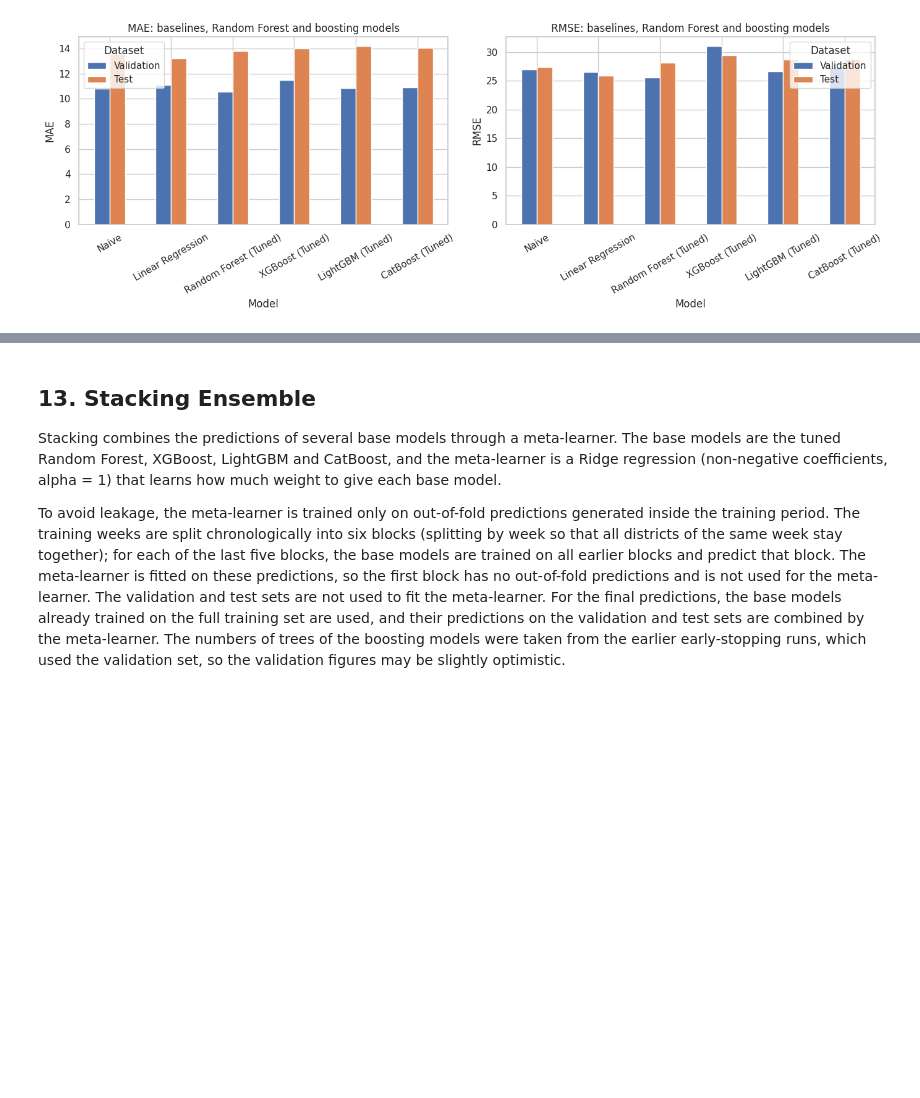
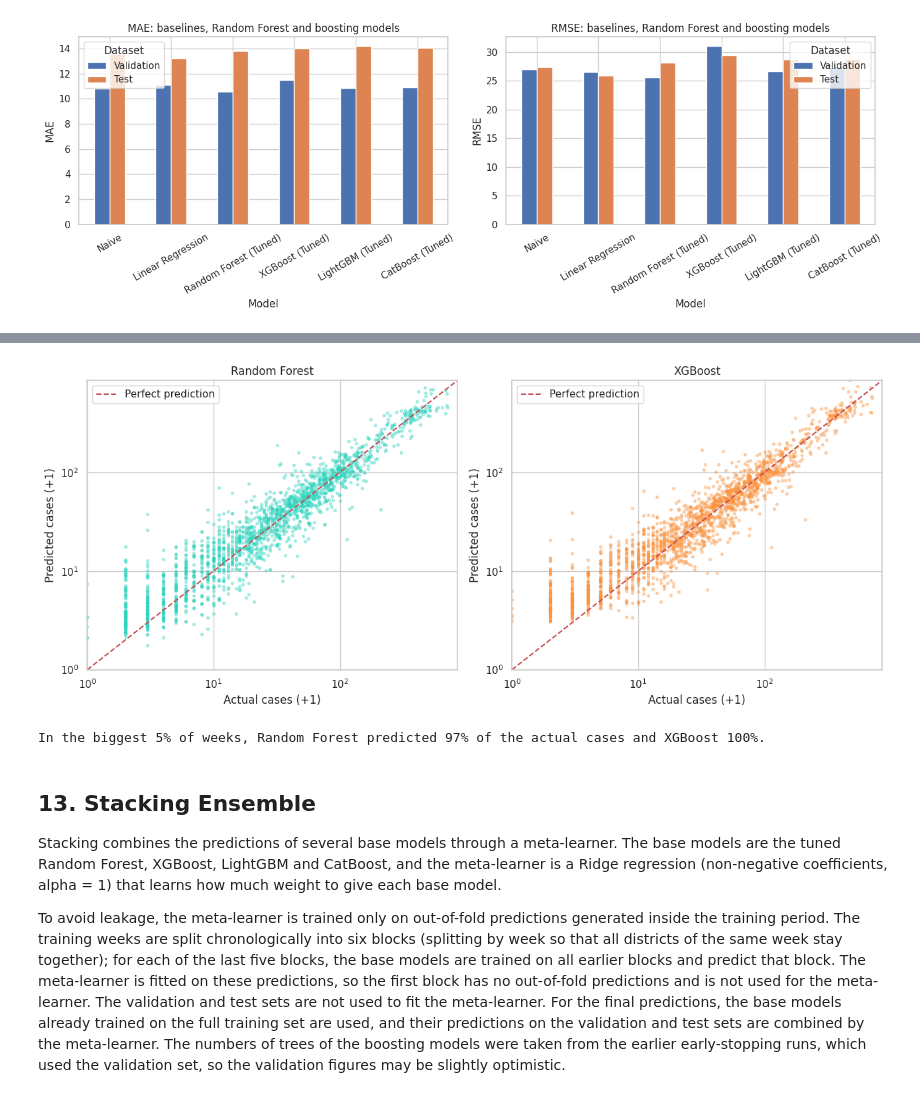
Before and after one commit to ChiraniSiriwardhana/SL-DenguePrediction-dashboard, a Jupyter notebook: notebooks/Sri_Lanka_Dengue_Ensemble_Learning.ipynb, the cells around one changed output, grey strips where cells are left out. Cells and saved outputs as stored; diff of their text form; code cells hidden in the pictures; blank space fills up the shorter version.

```diff
--- a/notebooks/Sri_Lanka_Dengue_Ensemble_Learning.ipynb
+++ b/notebooks/Sri_Lanka_Dengue_Ensemble_Learning.ipynb
@@ -1615,3 +1623,33 @@ R2
+# %%
+# ---------- Actual vs predicted scatter (all districts, test period) ----------
+a_all = np.asarray(y_test, dtype=float)
+rf_p  = np.clip(np.asarray(rf_best_test_pred, dtype=float), 0, None)
+xgb_p = np.clip(np.asarray(xgb_test_pred, dtype=float), 0, None)
+
+top = a_all >= np.quantile(a_all, 0.95)        # the 5% biggest weeks
+lim = [1, max(a_all.max(), rf_p.max(), xgb_p.max()) + 1]
+
+fig, axes = plt.subplots(1, 2, figsize=(13, 5.5))
+ratios = {}
+for ax, name, p, colr in [(axes[0], "Random Forest", rf_p, "#2DD4BF"),
+                          (axes[1], "XGBoost",       xgb_p, "#FB923C")]:
+    ratios[name] = p[top].sum() / a_all[top].sum()
+    ax.scatter(a_all + 1, p + 1, s=8, alpha=0.35, color=colr)
+    ax.plot(lim, lim, "r--", label="Perfect prediction")
+    ax.set_xscale("log"); ax.set_yscale("log")
+    ax.set_xlim(lim); ax.set_ylim(lim)
+    ax.set_title(name)
+    ax.set_xlabel("Actual cases (+1)")
+    ax.set_ylabel("Predicted cases (+1)")
+    ax.legend(loc="upper left")
+plt.tight_layout()
+plt.show()
+
+print(f"In the biggest 5% of weeks, Random Forest predicted {100*ratios['Random Forest']:.0f}% "
+      f"of the actual cases and XGBoost {100*ratios['XGBoost']:.0f}%.")
+# %% [output]
+[figure, added]
+In the biggest 5% of weeks, Random Forest predicted 97% of the actual cases and XGBoost 100%.
 # %% [markdown]
 ## 13. Stacking Ensemble
 
```
Also changed, not shown: parts of 13 cells of this notebook, 4 other files.
